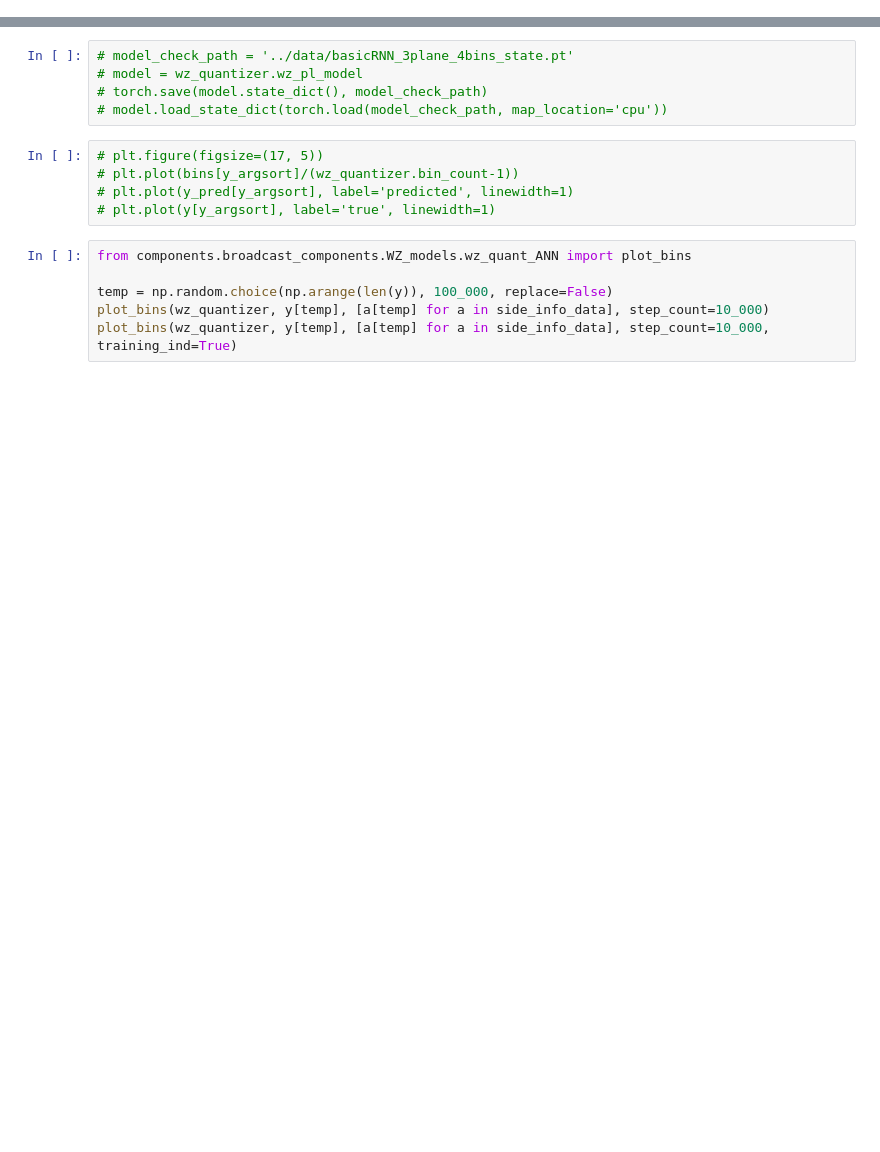
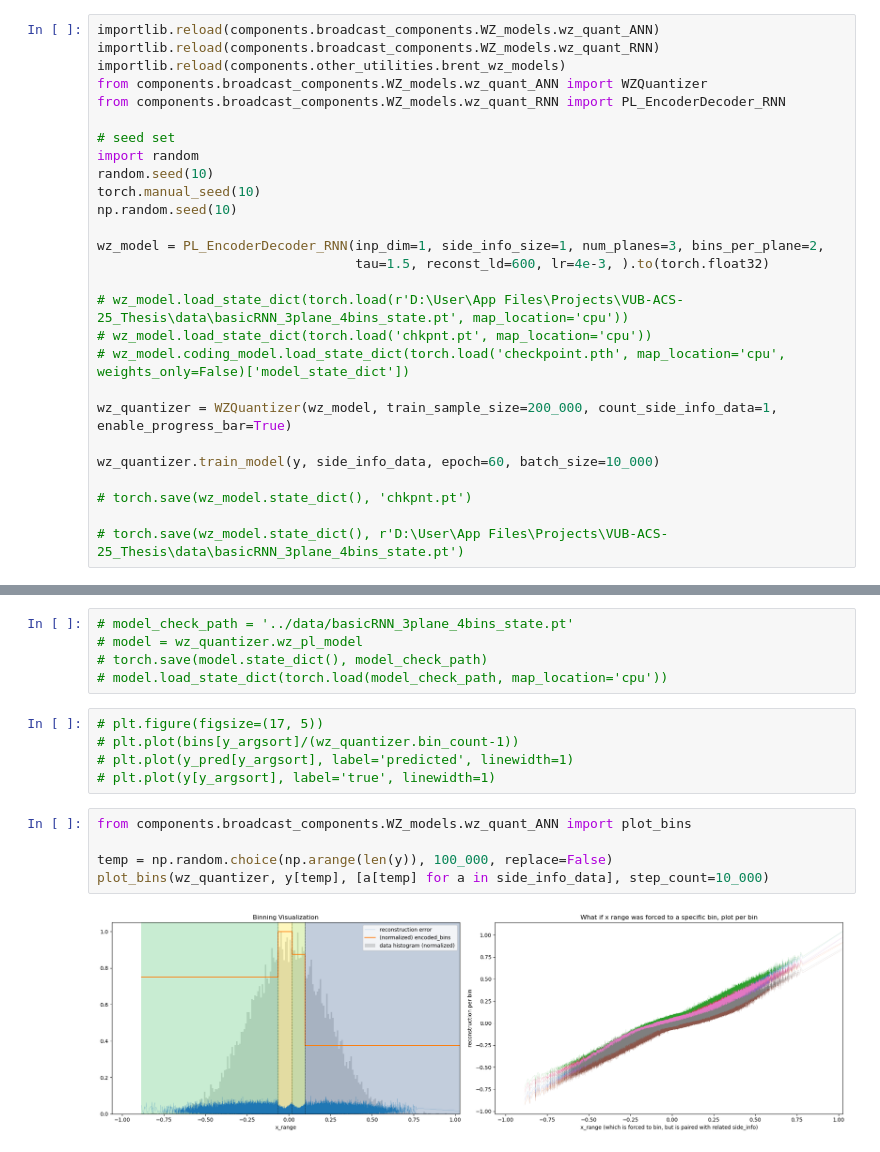
Before and after one commit to HosseinOutward/VUB-ACS-25_Thesis, a Jupyter notebook: experiments/make_basic_rnn_model/make_basic_rnn_model.ipynb, the cells around one changed output, grey strips where cells are left out. Drawn from its saved outputs; the diff is of its cells as text; blank space fills up the shorter version.

```diff
--- a/experiments/make_basic_rnn_model/make_basic_rnn_model.ipynb
+++ b/experiments/make_basic_rnn_model/make_basic_rnn_model.ipynb
@@ -88,0 +50,27 @@ wz_quantizer.train_model(y, side_info_data, epoch=50, batch_size=10_000)
+# %%
+importlib.reload(components.broadcast_components.WZ_models.wz_quant_ANN)
+importlib.reload(components.broadcast_components.WZ_models.wz_quant_RNN)
+importlib.reload(components.other_utilities.brent_wz_models)
+from components.broadcast_components.WZ_models.wz_quant_ANN import WZQuantizer
+from components.broadcast_components.WZ_models.wz_quant_RNN import PL_EncoderDecoder_RNN
+
+# seed set
+import random
+random.seed(10)
+torch.manual_seed(10)
+np.random.seed(10)
+
+wz_model = PL_EncoderDecoder_RNN(inp_dim=1, side_info_size=1, num_planes=3, bins_per_plane=2,
+                                 tau=1.5, reconst_ld=600, lr=4e-3, ).to(torch.float32)
+
+# wz_model.load_state_dict(torch.load(r'D:\User\App Files\Projects\VUB-ACS-25_Thesis\data\basicRNN_3plane_4bins_state.pt', map_location='cpu'))
+# wz_model.load_state_dict(torch.load('chkpnt.pt', map_location='cpu'))
+# wz_model.coding_model.load_state_dict(torch.load('checkpoint.pth', map_location='cpu', weights_only=False)['model_state_dict'])
+
+wz_quantizer = WZQuantizer(wz_model, train_sample_size=200_000, count_side_info_data=1, enable_progress_bar=True)
+
+wz_quantizer.train_model(y, side_info_data, epoch=60, batch_size=10_000)
+
+# torch.save(wz_model.state_dict(), 'chkpnt.pt')
+
+# torch.save(wz_model.state_dict(), r'D:\User\App Files\Projects\VUB-ACS-25_Thesis\data\basicRNN_3plane_4bins_state.pt')
@@ -120,6 +118,7 @@ plt.show()
 # %%
 from components.broadcast_components.WZ_models.wz_quant_ANN import plot_bins
 
 temp = np.random.choice(np.arange(len(y)), 100_000, replace=False)
 plot_bins(wz_quantizer, y[temp], [a[temp] for a in side_info_data], step_count=10_000)
-plot_bins(wz_quantizer, y[temp], [a[temp] for a in side_info_data], step_count=10_000, training_ind=True)
+# %% [output]
+[figure, added]
```
Also changed, not shown: parts of 9 cells of this notebook, 6 other files.
